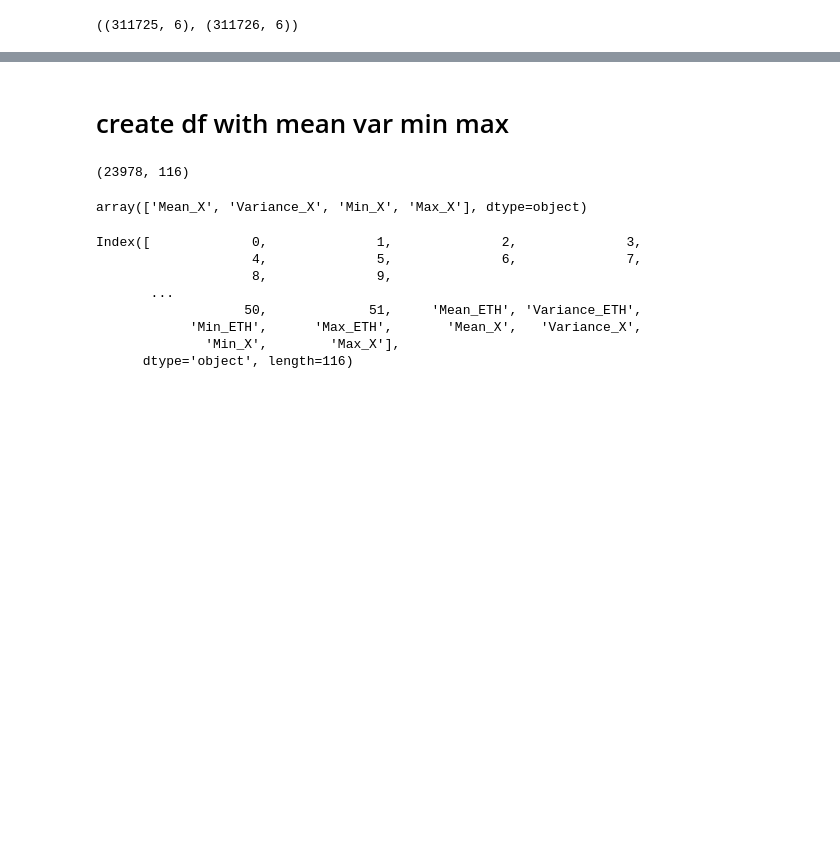
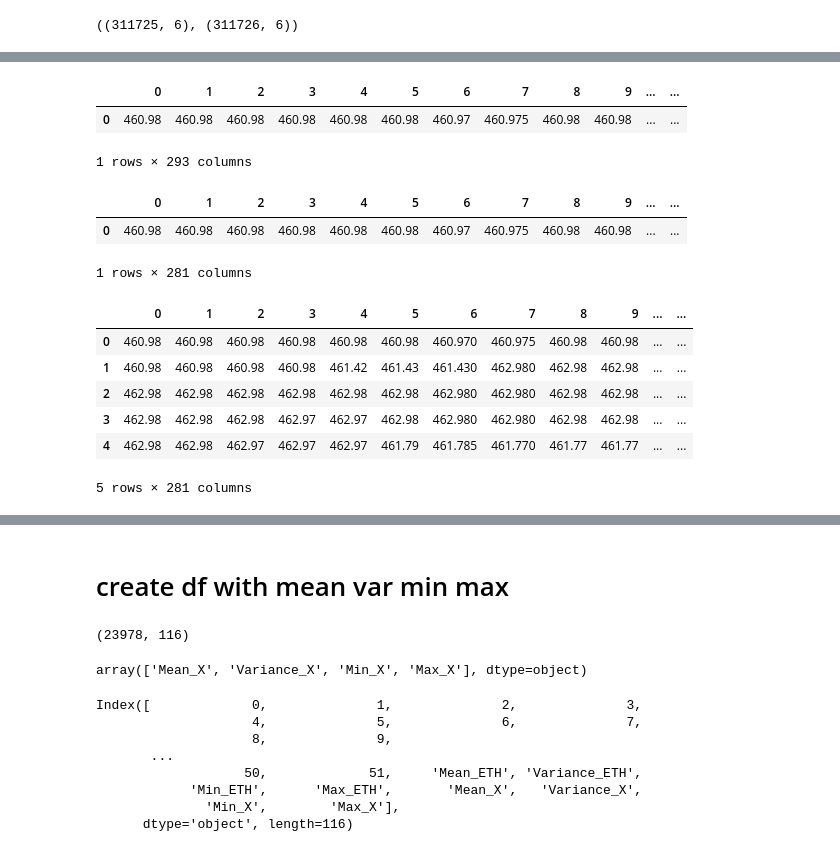
Before and after one commit to Nexil221/BSc-project, a Jupyter notebook: rf1.ipynb, the cells around one changed output, grey strips where cells are left out. Cells and saved outputs as stored; diff of their text form; code cells hidden in the pictures; blank space fills up the shorter version.

```diff
--- a/rf1.ipynb
+++ b/rf1.ipynb
@@ -160,3 +153,7 @@ df_eth.head()
 df_btc.shape, df_eth.shape
 # %% [output]
 ((311725, 6), (311726, 6))
+# %%
+df_btc['Mean'] = (df_btc['High']+df_btc['Low'])/2
+# %%
+df_btc.drop(['Open', 'Close'], axis=1, inplace=True, errors='ignore')
@@ -162,0 +169,12 @@ df_btc.shape, df_eth.shape
+# %%
+df_btc_model = pd.DataFrame()
+
+for index in range(0, df_btc.iloc[-1:].index[0], 12):
+    df_tmp_btc = df_btc.iloc[index:index+288]
+    df_tmp_btc = pd.DataFrame(df_tmp_btc[['Mean']].values.reshape(1, -1))
+    df_tmp_btc['Date'] = df_btc['Date'].dt.date[index]
+
+    df_btc_model = df_btc_model.append(df_tmp_btc, ignore_index=True)
+    print(index)
+    if index >= df_btc.iloc[-288:].index[0]:
+        break
@@ -162,0 +207,40 @@ df_btc.shape, df_eth.shape
+# %%
+index=0
+df_tmp_btc = df_btc.iloc[index:index+288]
+df_tmp_btc = pd.DataFrame(df_tmp_btc[['Mean']].values.reshape(1, -1))
+df_tmp_btc['Date'] = df_btc['Date'].dt.date[index]
+
+
+df_tmp_btc['Mean_X'] = df_tmp_btc.iloc[: ,276:288].mean(axis=1)
+df_tmp_btc['Variance_X'] = df_tmp_btc.iloc[: ,276:288].var(axis=1)
+df_tmp_btc['Min_X'] = df_tmp_btc.iloc[: ,276:288].values.min(axis=1)
+df_tmp_btc['Max_X'] = df_tmp_btc.iloc[: ,276:288].values.max(axis=1)
+df_tmp_btc.drop(df_tmp_btc.iloc[: ,276:288], axis =1, inplace=True)
+
+df_tmp_btc
+# %% [output]
+|  | 0 | 1 | 2 | 3 | 4 | 5 | 6 | 7 | 8 | 9 | ... | ... |
+| 0 | 460.98 | 460.98 | 460.98 | 460.98 | 460.98 | 460.98 | 460.97 | 460.975 | 460.98 | 460.98 | ... | ... |
+1 rows × 293 columns
+# %%
+df_tmp_btc.drop(df_tmp_btc.iloc[: ,276:288], axis =1)
+# %% [output]
+|  | 0 | 1 | 2 | 3 | 4 | 5 | 6 | 7 | 8 | 9 | ... | ... |
+| 0 | 460.98 | 460.98 | 460.98 | 460.98 | 460.98 | 460.98 | 460.97 | 460.975 | 460.98 | 460.98 | ... | ... |
+1 rows × 281 columns
+# %%
+df_btc_model['Mean_X'] = df_btc_model.iloc[: ,276:288].mean(axis=1)
+df_btc_model['Variance_X'] = df_btc_model.iloc[: ,276:288].var(axis=1)
+df_btc_model['Min_X'] = df_btc_model.iloc[: ,276:288].values.min(axis=1)
+df_btc_model['Max_X'] = df_btc_model.iloc[: ,276:288].values.max(axis=1)
+df_btc_model.drop(df_btc_model.iloc[: ,276:288], axis =1, inplace=True)
+# %%
+df_btc_model.head()
+# %% [output]
+|  | 0 | 1 | 2 | 3 | 4 | 5 | 6 | 7 | 8 | 9 | ... | ... |
+| 0 | 460.98 | 460.98 | 460.98 | 460.98 | 460.98 | 460.98 | 460.970 | 460.975 | 460.98 | 460.98 | ... | ... |
+| 1 | 460.98 | 460.98 | 460.98 | 460.98 | 461.42 | 461.43 | 461.430 | 462.980 | 462.98 | 462.98 | ... | ... |
+| 2 | 462.98 | 462.98 | 462.98 | 462.98 | 462.98 | 462.98 | 462.980 | 462.980 | 462.98 | 462.98 | ... | ... |
+| 3 | 462.98 | 462.98 | 462.98 | 462.97 | 462.97 | 462.98 | 462.980 | 462.980 | 462.98 | 462.98 | ... | ... |
+| 4 | 462.98 | 462.98 | 462.97 | 462.97 | 462.97 | 461.79 | 461.785 | 461.770 | 461.77 | 461.77 | ... | ... |
+5 rows × 281 columns
```
Also changed, not shown: parts of 12 cells of this notebook.
